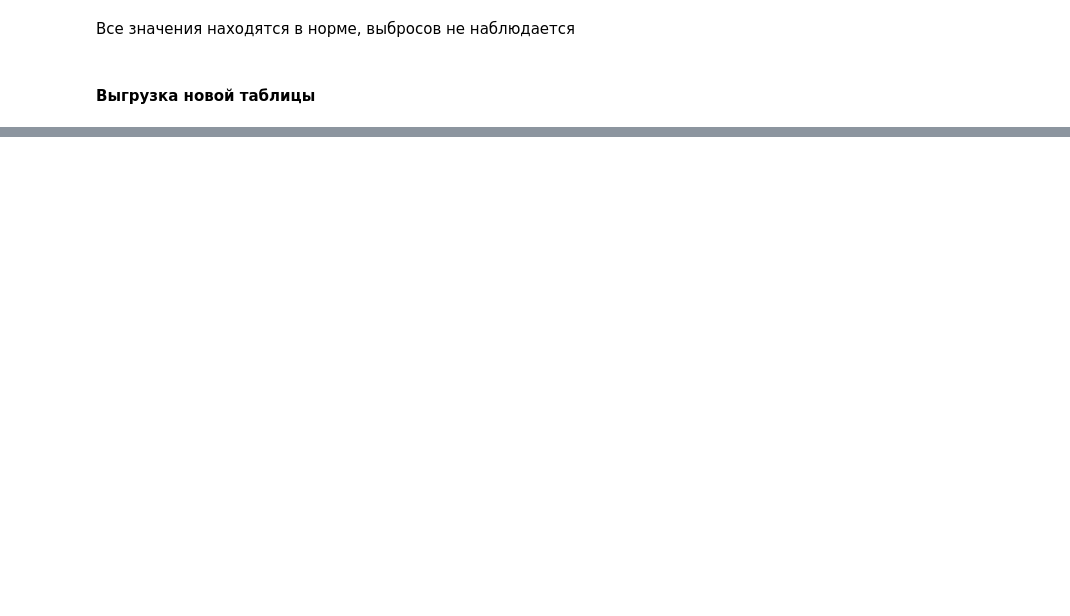
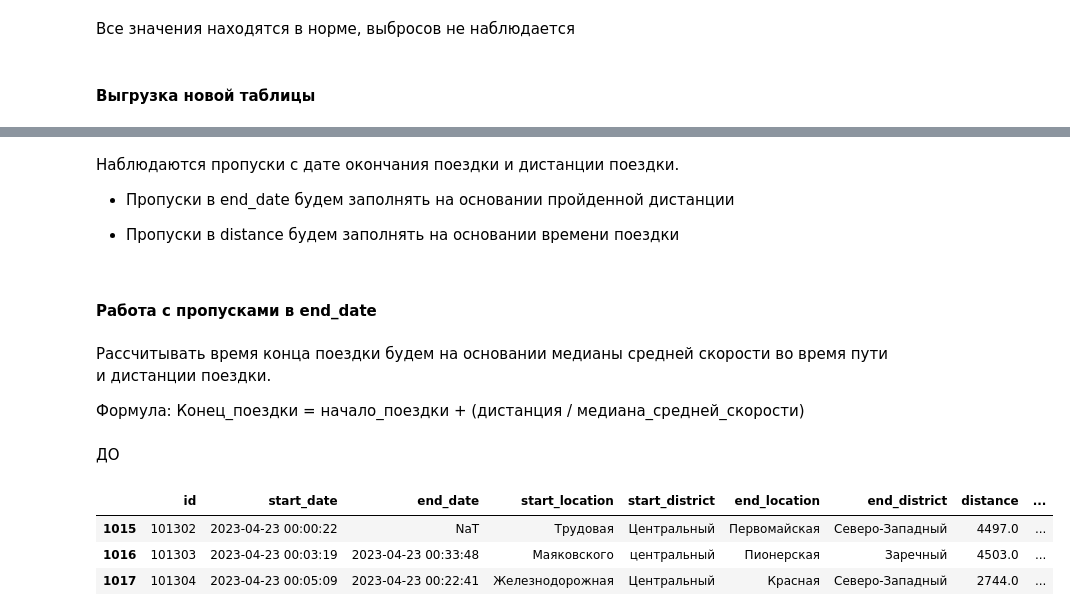
Before and after one commit to PavelFr8/Data-Scooters, a Jupyter notebook: project.ipynb, the cells around one changed output, grey strips where cells are left out. Saved outputs shown, nothing was run; the diff lists cells and outputs as text; code cells hidden in the pictures; blank space fills up the shorter version.

```diff
--- a/project.ipynb
+++ b/project.ipynb
@@ -116,0 +156,21 @@ df.to_csv('processed_weather.csv', index=False)
+# %% [markdown]
+Наблюдаются пропуски с дате окончания поездки и дистанции поездки.
+
+* Пропуски в end_date будем заполнять на основании пройденной дистанции
+
+* Пропуски в distance будем заполнять на основании времени поездки
+# %% [markdown]
+#### Работа с пропусками в end_date
+# %% [markdown]
+Рассчитывать время конца поездки будем на основании медианы средней скорости во время пути и дистанции поездки.
+
+Формула: Конец_поездки = начало_поездки + (дистанция / медиана_средней_скорости)
+# %% [markdown]
+ДО
+# %%
+df.iloc[1015:1018]
+# %% [output]
+|  | id | start_date | end_date | start_location | start_district | end_location | end_district | distance | ... |
+| 1015 | 101302 | 2023-04-23 00:00:22 | NaT | Трудовая | Центральный | Первомайская | Северо-Западный | 4497.0 | ... |
+| 1016 | 101303 | 2023-04-23 00:03:19 | 2023-04-23 00:33:48 | Маяковского | центральный | Пионерская | Заречный | 4503.0 | ... |
+| 1017 | 101304 | 2023-04-23 00:05:09 | 2023-04-23 00:22:41 | Железнодорожная | Центральный | Красная | Северо-Западный | 2744.0 | ... |
```
Also changed, not shown: parts of 42 cells of this notebook, 2 other files.
